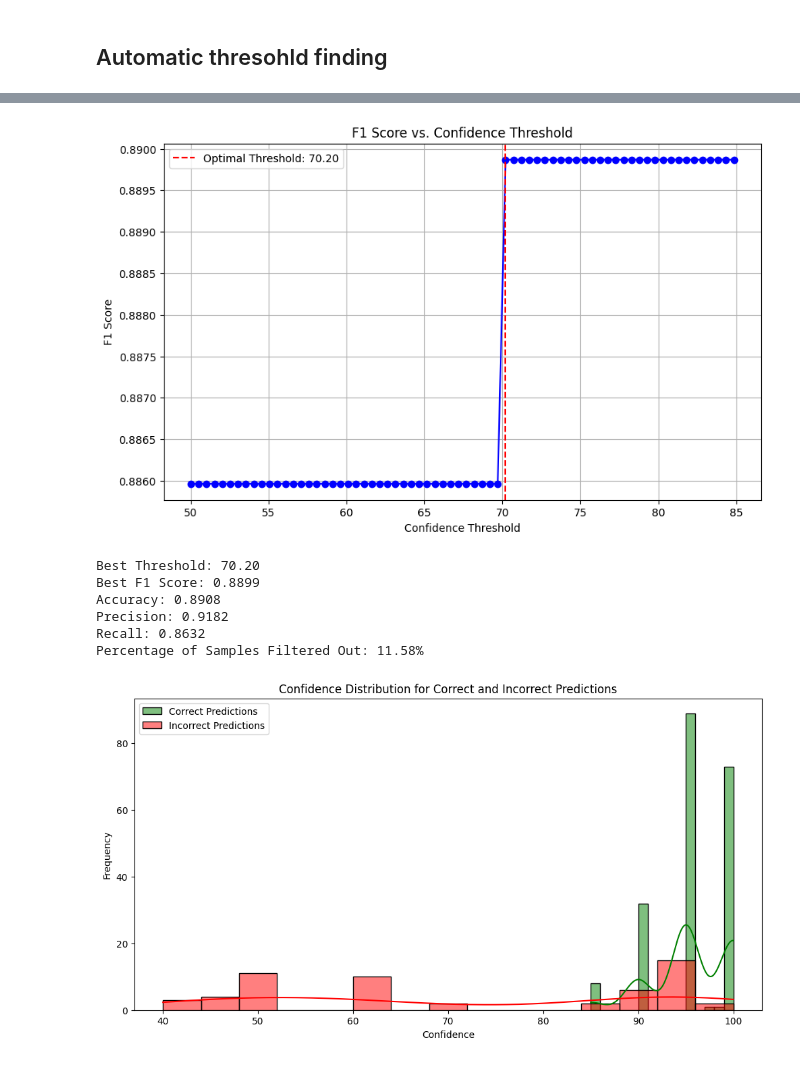
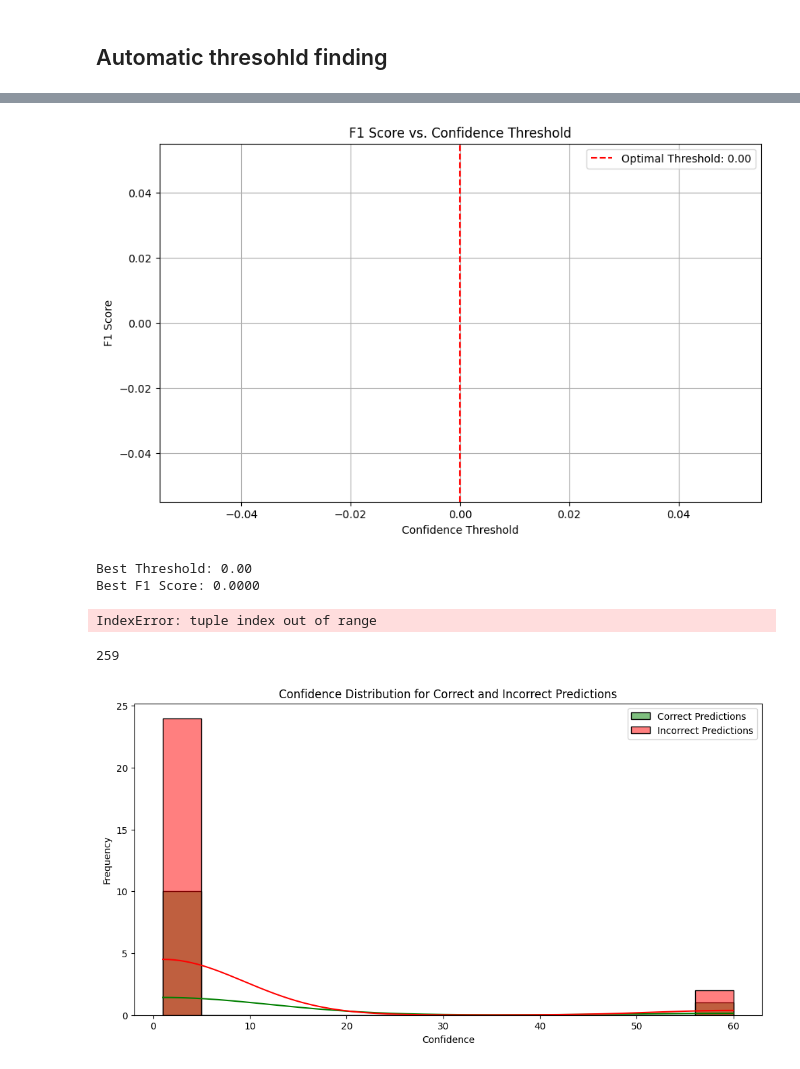
Before and after one commit to TomerCohenAB/Crop2VecChatGPT, a Jupyter notebook: read_json_results.ipynb, the cells around one changed output, grey strips where cells are left out. Cells and saved outputs as stored; diff of their text form; code cells hidden in the pictures.

```diff
--- a/read_json_results.ipynb
+++ b/read_json_results.ipynb
@@ -0,0 +35,4 @@
+# %%
+# Save the combined results
+with open('/Users/tomercohen/Downloads/crop2vec_chatgpt/Manual_Tagged_crops_multi_context/combined_results.pkl', 'wb') as f:
+    pickle.dump(combined_results, f)
@@ -70,13 +135,26 @@ def calculate_metrics(y_true, y_pred, label_name):
 
 # Path to the results file
 # path = '/Users/tomercohen/Downloads/crop2vec_chatgpt/Manual_Tagged_crops_multi_context/results_withmaybe_all.pkl'
-path = '/Users/tomercohen/Downloads/crop2vec_chatgpt/Manual_Tagged_crops_multi_context/results_withmaybe_shortPrompt_all.pkl'
+# path = '/Users/tomercohen/Downloads/crop2vec_chatgpt/Manual_Tagged_crops_multi_context/results_withmaybe_shortPrompt_all.pkl'
+path = '/Users/tomercohen/Downloads/crop2vec_chatgpt/Manual_Tagged_crops_multi_context/results.pkl'
 
 with open(path, 'rb') as f:
     results = pickle.load(f)
 
+for i, res in enumerate(results):
+    if res['confidence'] is None:
+        if res['gpt_pred'] == 'maybe':
+            res['confidence'] = 0
+        else:
+            print('Warning: confidence is None')
+            res['confidence'] = 100
+
+    if 'confidence' not in res:
+        print(f"Missing 'confidence' or 'gpt_pred' in result {i}")
+
+
 # Define the range of thresholds to evaluate
-thresholds = np.linspace(50, 100, 100)  # Adjust the range and step size if needed
+thresholds = np.linspace(0, 100, 100)  # Adjust the range and step size if needed
 f1_scores = []
 best_f1 = 0
 best_threshold = 0
@@ -89,7 +167,7 @@ total_results = len(results)
 # Iterate over thresholds
 for threshold in thresholds:
     filtered_results = [result for result in results if result['confidence'] >= threshold and 'maybe' not in result['gpt_pred']]
-    if len(filtered_results) < 0.85 * len(results):  # Ensure not more than 10% of predictions are filtered out
+    if len(filtered_results) < 0.8 * len(results):  # Ensure not more than 10% of predictions are filtered out
         break
 
     filtered_gts = [result['manual_gt'] for result in filtered_results]
@@ -124,47 +202,49 @@ print(f"Precision: {best_metrics[1]:.4f}")
 print(f"Recall: {best_metrics[2]:.4f}")
 print(f"Percentage of Samples Filtered Out: {best_filtered_percentage:.2f}%")
 # %% [output]
-[figure, old version]
+[figure, new version]
-Best Threshold: 70.20
-Best F1 Score: 0.8899
-Accuracy: 0.8908
-Precision: 0.9182
-Recall: 0.8632
-Percentage of Samples Filtered Out: 11.58%
+Best Threshold: 0.00
+Best F1 Score: 0.0000
+IndexError: tuple index out of range
+# %%
+len([res['confidence'] for res in results if res['confidence'] is not None])
+# %% [output]
+259
 # %%
 import matplotlib.pyplot as plt
 import seaborn as sns
 import pandas as pd
 
 # path = '/Users/tomercohen/Downloads/crop2vec_chatgpt/Manual_Tagged_crops_multi_context/results_withmaybe_all.pkl'
-path = '/Users/tomercohen/Downloads/crop2vec_chatgpt/Manual_Tagged_crops_multi_context/results_withmaybe_shortPrompt_all.pkl'
+# path = '/Users/tomercohen/Downloads/crop2vec_chatgpt/Manual_Tagged_crops_multi_context/results_withmaybe_shortPrompt_all.pkl'
+path = '/Users/tomercohen/Downloads/crop2vec_chatgpt/Manual_Tagged_crops_multi_context/results.pkl'
 
 with open(path, 'rb') as f:
     results = pickle.load(f)
 
 
 # Assume 'results' is already defined
 # Convert to DataFrame
 df = pd.DataFrame(results)
 
 # Create a 'correct' column as a Boolean
 df['correct'] = (df['gpt_pred'] == df['manual_gt'])
 
 # Convert 'correct' column to string to match palette keys
 df['correct'] = df['correct'].astype(str)
 
 # Separate the correct and incorrect predictions
 correct_confidence = df[df['correct'] == 'True']['confidence']
 incorrect_confidence = df[df['correct'] == 'False']['confidence']
 
 # Plot the histogram
 plt.figure(figsize=(12, 6))
 sns.histplot(correct_confidence, color='green', label='Correct Predictions', kde=True, bins=15)
 sns.histplot(incorrect_confidence, color='red', label='Incorrect Predictions', kde=True, bins=15)
 plt.title('Confidence Distribution for Correct and Incorrect Predictions')
 plt.xlabel('Confidence')
 plt.ylabel('Frequency')
 plt.legend()
 plt.show()
 # %% [output]
-[figure, old version]
+[figure, new version]
```
Also changed, not shown: parts of 5 cells of this notebook, 5 other files.
